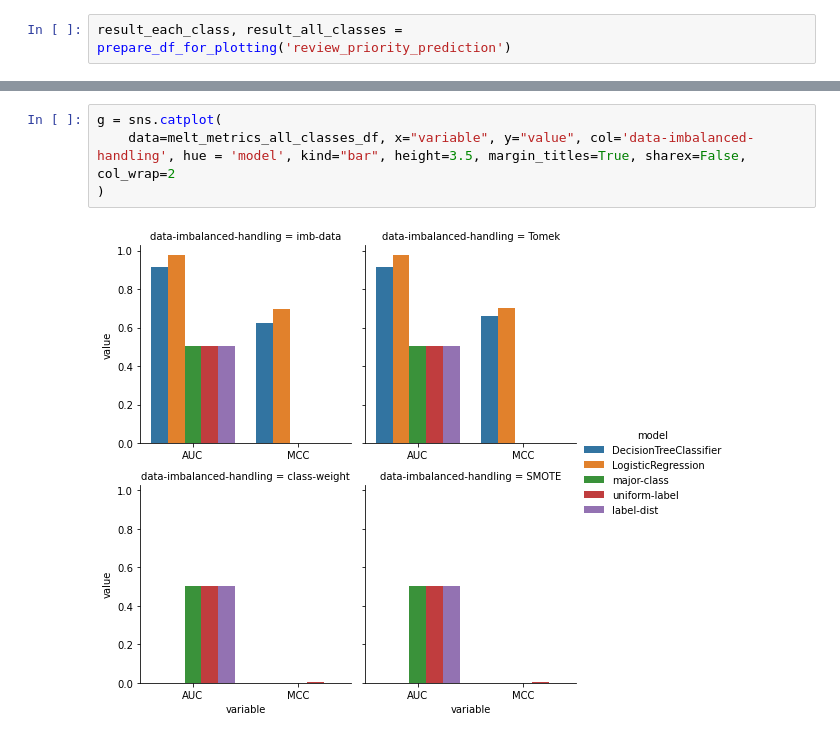
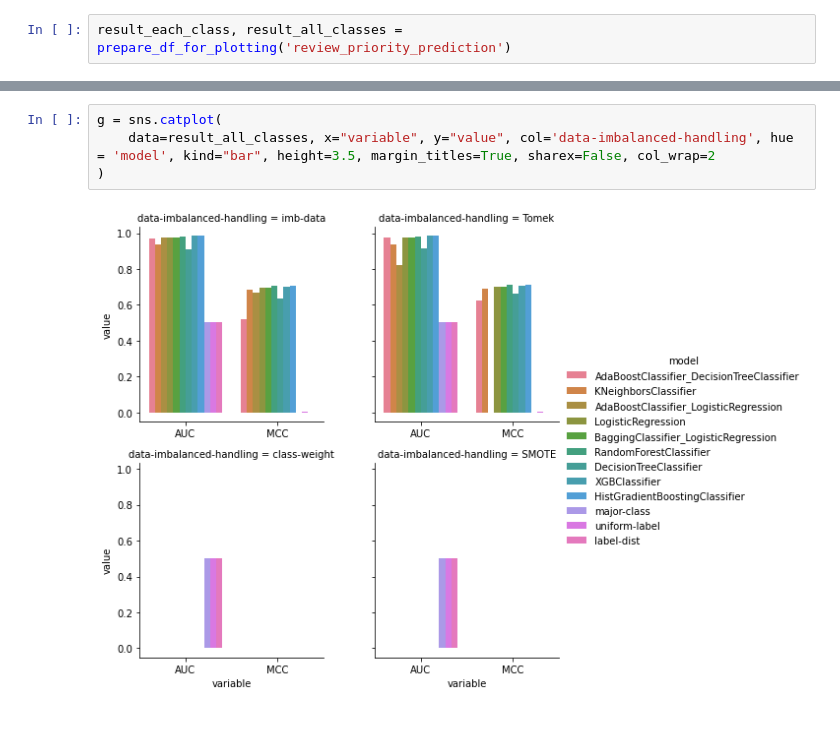
Before and after one commit to oathaha/data-science-portfolio, a Jupyter notebook: Credit-Risk-Analysis/script/show-evaluation-results.ipynb, the cells around one changed output, grey strips where cells are left out. Drawn from its saved outputs; the diff is of its cells as text.

```diff
--- a/Credit-Risk-Analysis/script/show-evaluation-results.ipynb
+++ b/Credit-Risk-Analysis/script/show-evaluation-results.ipynb
@@ -74,6 +72,6 @@ g = sns.catplot(
 # %%
 g = sns.catplot(
-    data=melt_metrics_all_classes_df, x="variable", y="value", col='data-imbalanced-handling', hue = 'model', kind="bar", height=3.5, margin_titles=True, sharex=False, col_wrap=2
+    data=result_all_classes, x="variable", y="value", col='data-imbalanced-handling', hue = 'model', kind="bar", height=3.5, margin_titles=True, sharex=False, col_wrap=2
 )
 # %% [output]
-[figure, old version]
+[figure, new version]
```
Also changed, not shown: parts of 2 cells of this notebook, 16 other files.
